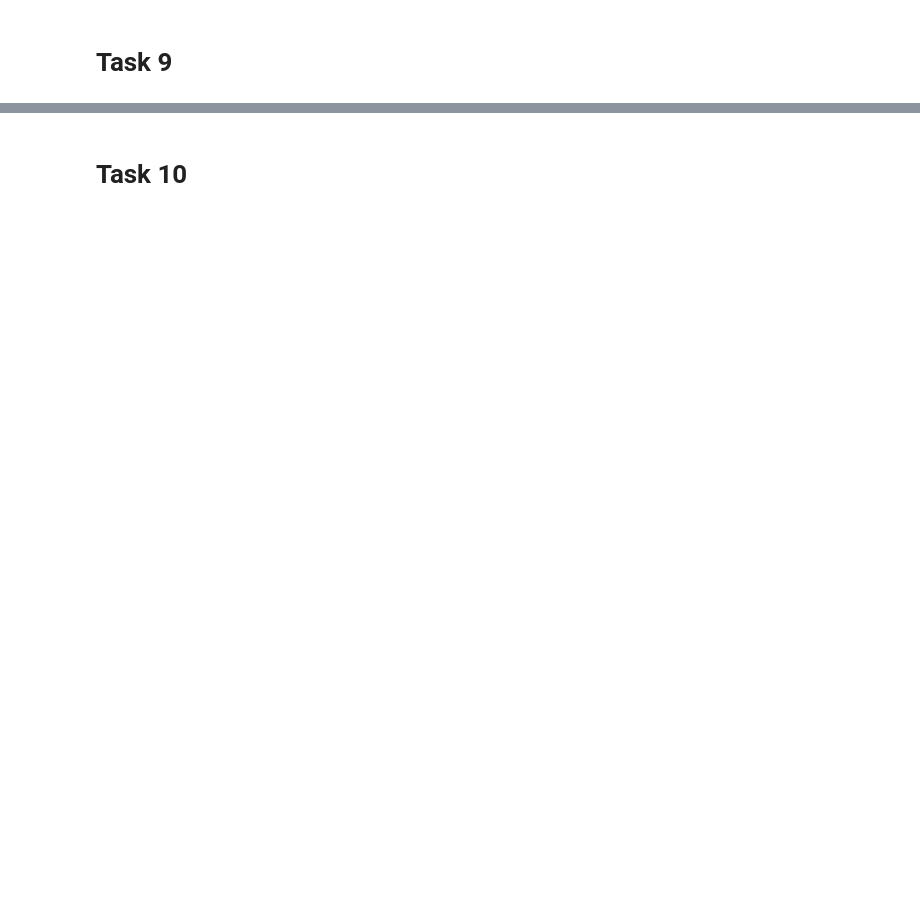
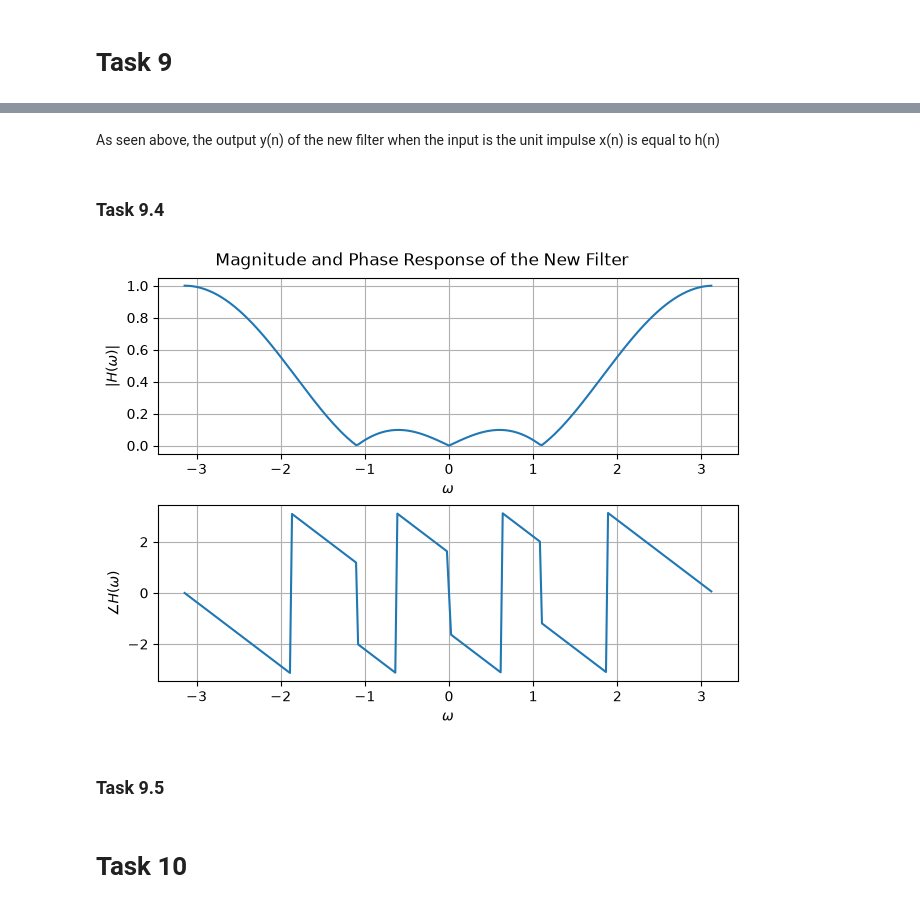
Before and after one commit to davgal27/Signal-Analysis, a Jupyter notebook: DSP-FIR-filter-freqresp/practical3.ipynb, the cells around one changed output, grey strips where cells are left out. Cells and saved outputs as stored; diff of their text form; code cells hidden in the pictures; blank space fills up the shorter version.

```diff
--- a/DSP-FIR-filter-freqresp/practical3.ipynb
+++ b/DSP-FIR-filter-freqresp/practical3.ipynb
@@ -204,2 +351,32 @@ Null points are ± 2.0371264863121317 rad/sample
+# %% [markdown]
+As seen above, the output y(n) of the new filter when the input is the unit impulse x(n) is equal to h(n)
+# %% [markdown]
+### Task 9.4
+# %%
+H_new = fft(h_new, 256)
+w_new = fftfreq(256) * 2 * np.pi
+
+H_new = fftshift(H_new)
+w_new = fftshift(w_new)
+
+fig, ax = plt.subplots(2, 1, constrained_layout=True)
+
+ax[0].plot(w_new, abs(H_new))
+ax[0].set_xlabel('$\\omega$')
+ax[0].set_ylabel('$|H(\\omega)|$')
+ax[0].grid(True)
+
+ax[1].plot(w_new, np.angle(H_new))
+ax[1].set_xlabel('$\\omega$')
+ax[1].set_ylabel('$\\angle H(\\omega)$')
+ax[1].grid(True)
+
+fig.suptitle("Magnitude and Phase Response of the New Filter")
+
+plt.show()
+# %% [output]
+[figure, added]
+# %% [markdown]
+### Task 9.5
 # %% [markdown]
 # Task 10
```
Also changed, not shown: parts of 21 cells of this notebook.
